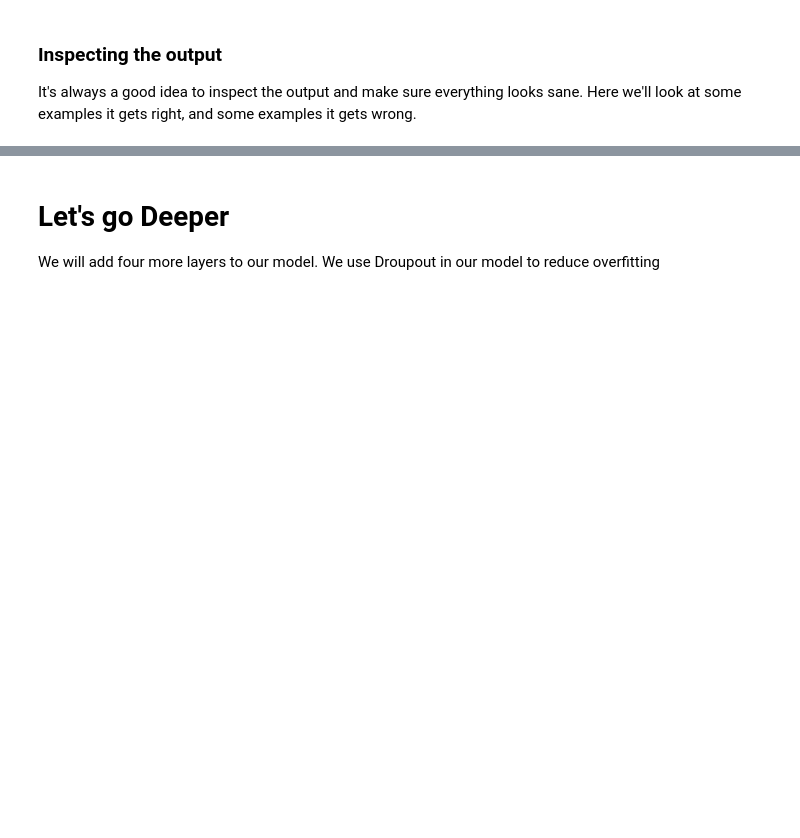
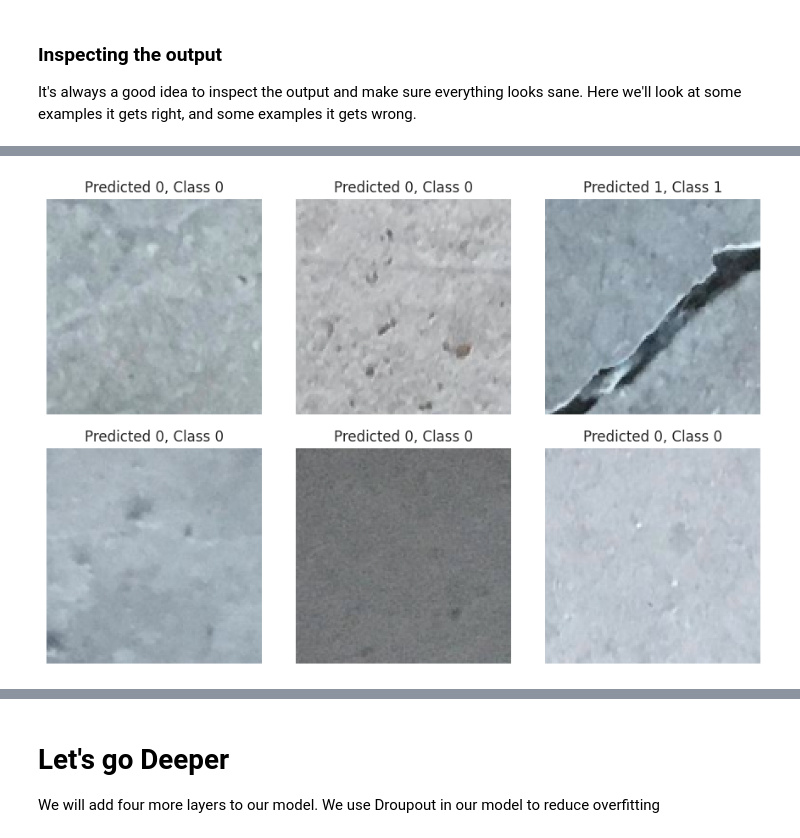
Before and after one commit to pejmanrasti/JFMS_2025, a Jupyter notebook: Surface_Crack_Detection.ipynb, the cells around one changed output, grey strips where cells are left out. Saved outputs shown, nothing was run; the diff lists cells and outputs as text; code cells hidden in the pictures; blank space fills up the shorter version.

```diff
--- a/Surface_Crack_Detection.ipynb
+++ b/Surface_Crack_Detection.ipynb
@@ -191,13 +241,15 @@ incorrect_indices = np.nonzero(predicted_classes != y_val)[0]
 # %%
 plt.figure()
 for i, correct in enumerate(correct_indices[:6]):
     plt.subplot(3,3,i+1)
-    image_shape = (int(np.sqrt(X_val[correct].shape[0])), int(np.sqrt(X_val[correct].shape[0])))
-    plt.imshow(X_val[correct].reshape(image_shape), cmap='gray', interpolation='none')
+    # Reshape to the original image size (128x128x3)
+    plt.imshow(X_val[correct].reshape(128,128,3), cmap='gray', interpolation='none')
     plt.title("Predicted {}, Class {}".format(predicted_classes[correct], y_val[correct]))
     plt.axis('off') # Remove the axis and gridlines
 
 plt.tight_layout()
+# %% [output]
+[figure, added]
 # %%
 plt.figure()
 for i, incorrect in enumerate(incorrect_indices[:6]):
```
Also changed, not shown: parts of 11 cells of this notebook.
